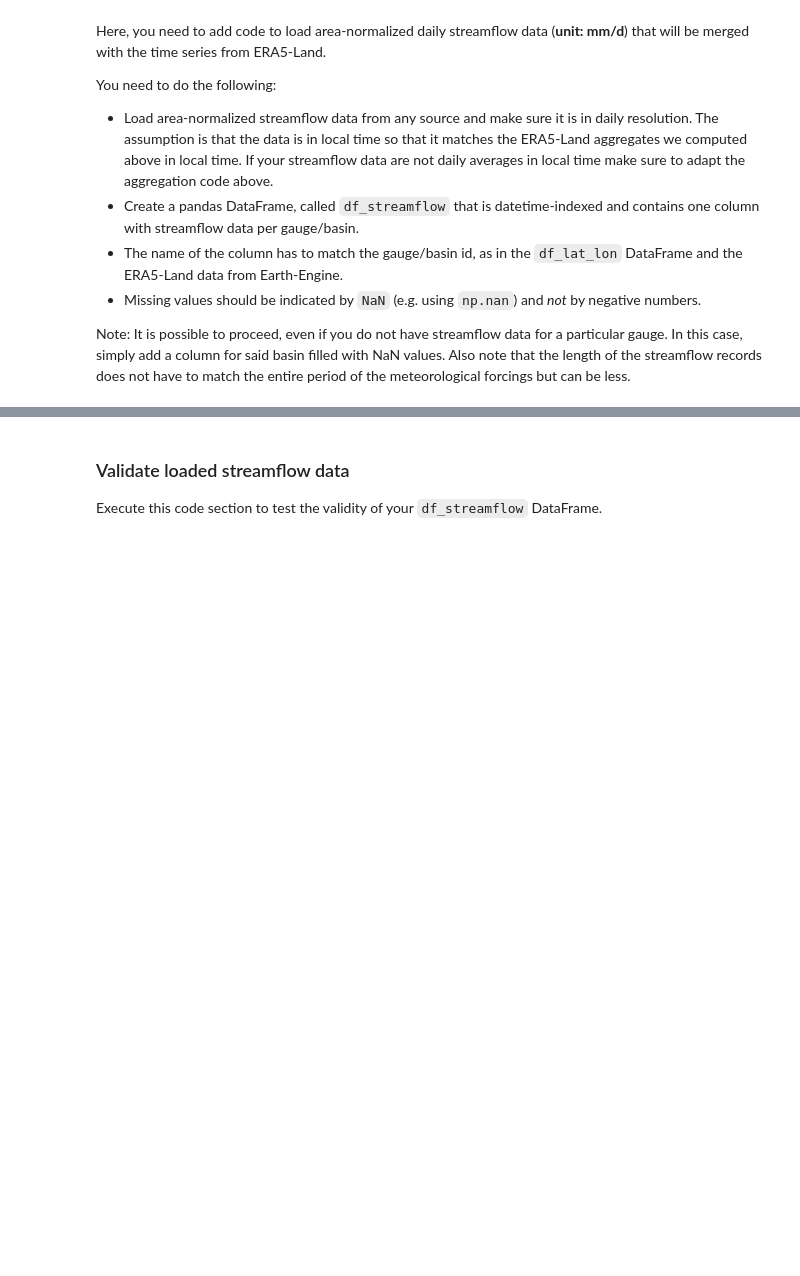
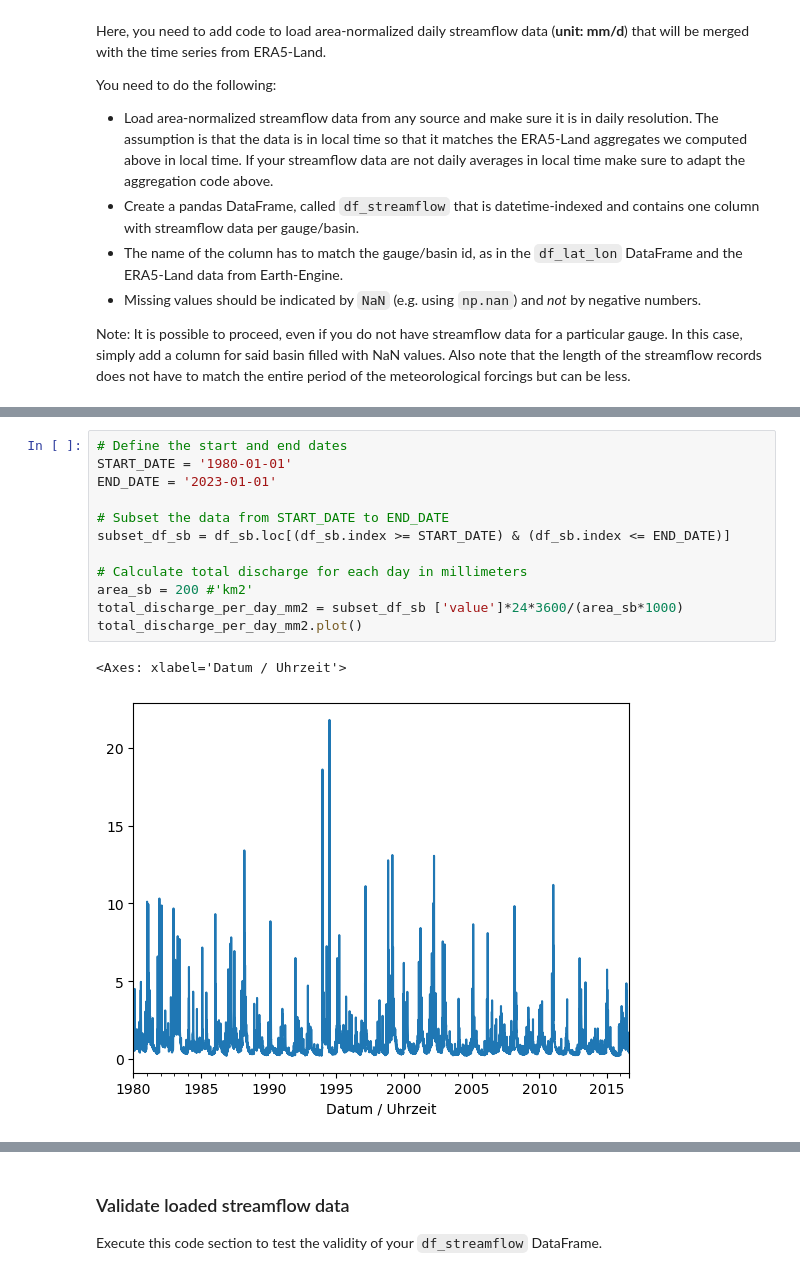
Before and after one commit to Ash-Manoj/Caravan_local, a Jupyter notebook: code/Caravan_part2_local_postprocessing.ipynb, the cells around one changed output, grey strips where cells are left out. Cells and saved outputs as stored; diff of their text form; blank space fills up the shorter version.

```diff
--- a/code/Caravan_part2_local_postprocessing.ipynb
+++ b/code/Caravan_part2_local_postprocessing.ipynb
@@ -304,0 +413,15 @@ df_streamflow = ...
+# %%
+# Define the start and end dates
+START_DATE = '1980-01-01'
+END_DATE = '2023-01-01'
+
+# Subset the data from START_DATE to END_DATE
+subset_df_sb = df_sb.loc[(df_sb.index >= START_DATE) & (df_sb.index <= END_DATE)]
+
+# Calculate total discharge for each day in millimeters
+area_sb = 200 #'km2'
+total_discharge_per_day_mm2 = subset_df_sb ['value']*24*3600/(area_sb*1000)
+total_discharge_per_day_mm2.plot()
+# %% [output]
+<Axes: xlabel='Datum / Uhrzeit'>
+[figure, added]
```
Also changed, not shown: parts of 17 cells of this notebook, 5 other files.
